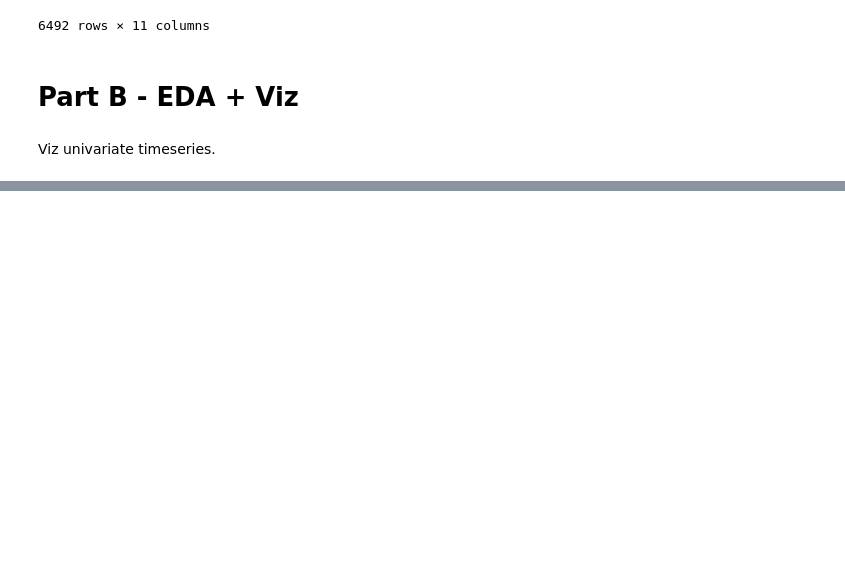
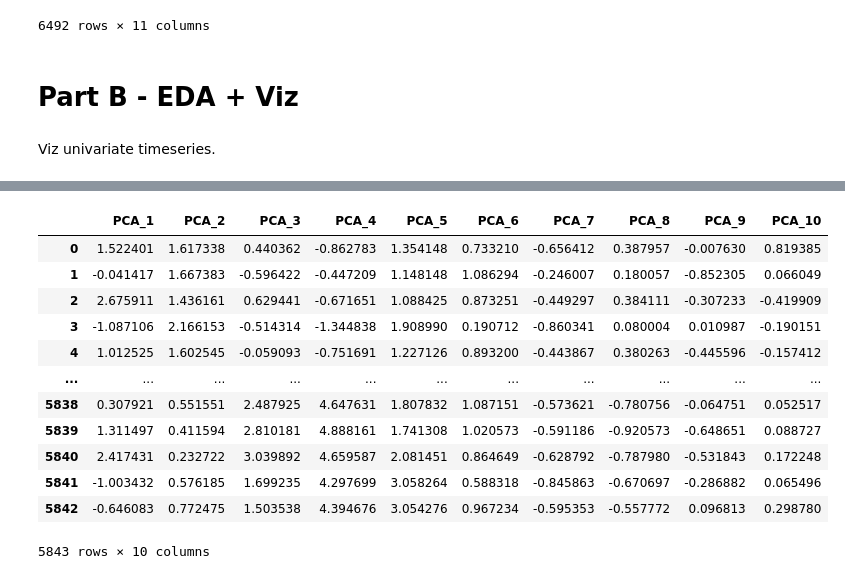
Before and after one commit to dimitris-markopoulos/algorithmic-trading, a Jupyter notebook: MSFT_algo/MSFT_algo.ipynb, the cells around one changed output, grey strips where cells are left out. Saved outputs shown, nothing was run; the diff lists cells and outputs as text; code cells hidden in the pictures; blank space fills up the shorter version.

```diff
--- a/MSFT_algo/MSFT_algo.ipynb
+++ b/MSFT_algo/MSFT_algo.ipynb
@@ -127,0 +167,16 @@ plt.show()
+# %%
+X_train_pca
+# %% [output]
+|  | PCA_1 | PCA_2 | PCA_3 | PCA_4 | PCA_5 | PCA_6 | PCA_7 | PCA_8 | PCA_9 | PCA_10 |
+| 0 | 1.522401 | 1.617338 | 0.440362 | -0.862783 | 1.354148 | 0.733210 | -0.656412 | 0.387957 | -0.007630 | 0.819385 |
+| 1 | -0.041417 | 1.667383 | -0.596422 | -0.447209 | 1.148148 | 1.086294 | -0.246007 | 0.180057 | -0.852305 | 0.066049 |
+| 2 | 2.675911 | 1.436161 | 0.629441 | -0.671651 | 1.088425 | 0.873251 | -0.449297 | 0.384111 | -0.307233 | -0.419909 |
+| 3 | -1.087106 | 2.166153 | -0.514314 | -1.344838 | 1.908990 | 0.190712 | -0.860341 | 0.080004 | 0.010987 | -0.190151 |
+| 4 | 1.012525 | 1.602545 | -0.059093 | -0.751691 | 1.227126 | 0.893200 | -0.443867 | 0.380263 | -0.445596 | -0.157412 |
+| ... | ... | ... | ... | ... | ... | ... | ... | ... | ... | ... |
+| 5838 | 0.307921 | 0.551551 | 2.487925 | 4.647631 | 1.807832 | 1.087151 | -0.573621 | -0.780756 | -0.064751 | 0.052517 |
+| 5839 | 1.311497 | 0.411594 | 2.810181 | 4.888161 | 1.741308 | 1.020573 | -0.591186 | -0.920573 | -0.648651 | 0.088727 |
+| 5840 | 2.417431 | 0.232722 | 3.039892 | 4.659587 | 2.081451 | 0.864649 | -0.628792 | -0.787980 | -0.531843 | 0.172248 |
+| 5841 | -1.003432 | 0.576185 | 1.699235 | 4.297699 | 3.058264 | 0.588318 | -0.845863 | -0.670697 | -0.286882 | 0.065496 |
+| 5842 | -0.646083 | 0.772475 | 1.503538 | 4.394676 | 3.054276 | 0.967234 | -0.595353 | -0.557772 | 0.096813 | 0.298780 |
+5843 rows × 10 columns
```
Also changed, not shown: parts of 14 cells of this notebook, 1 other file.
